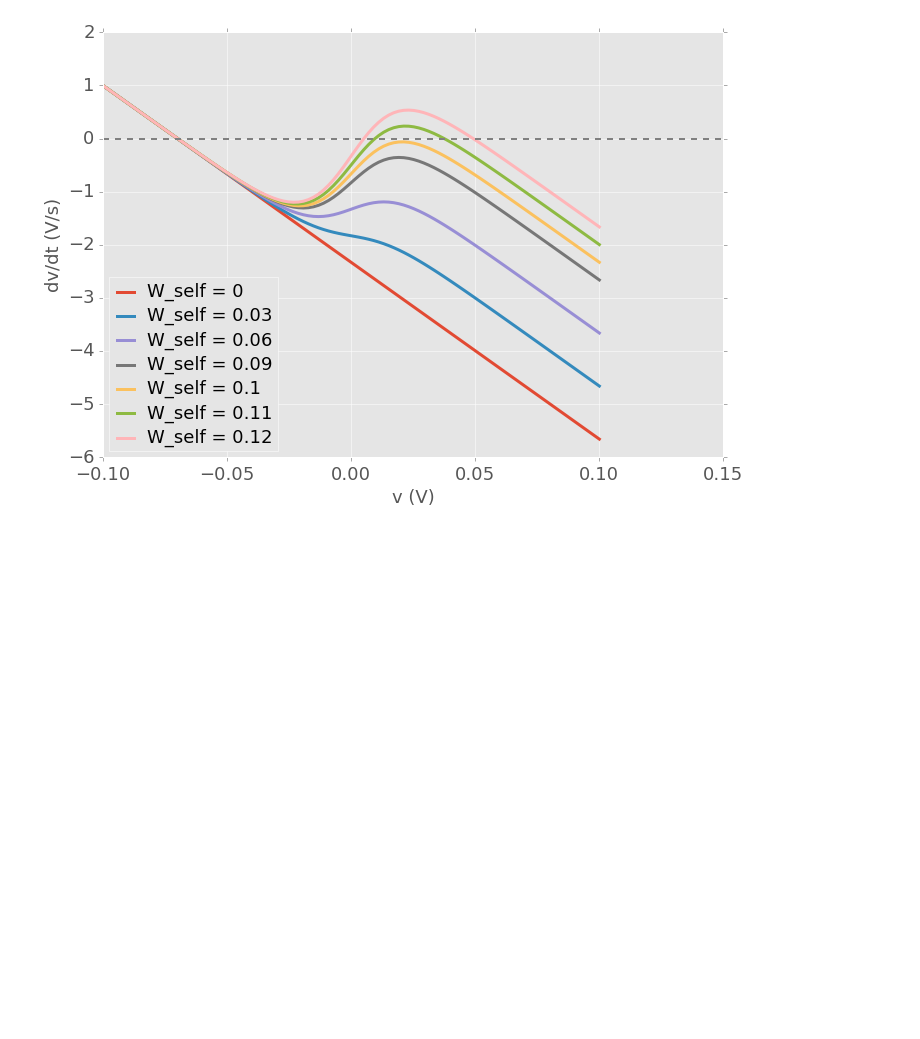
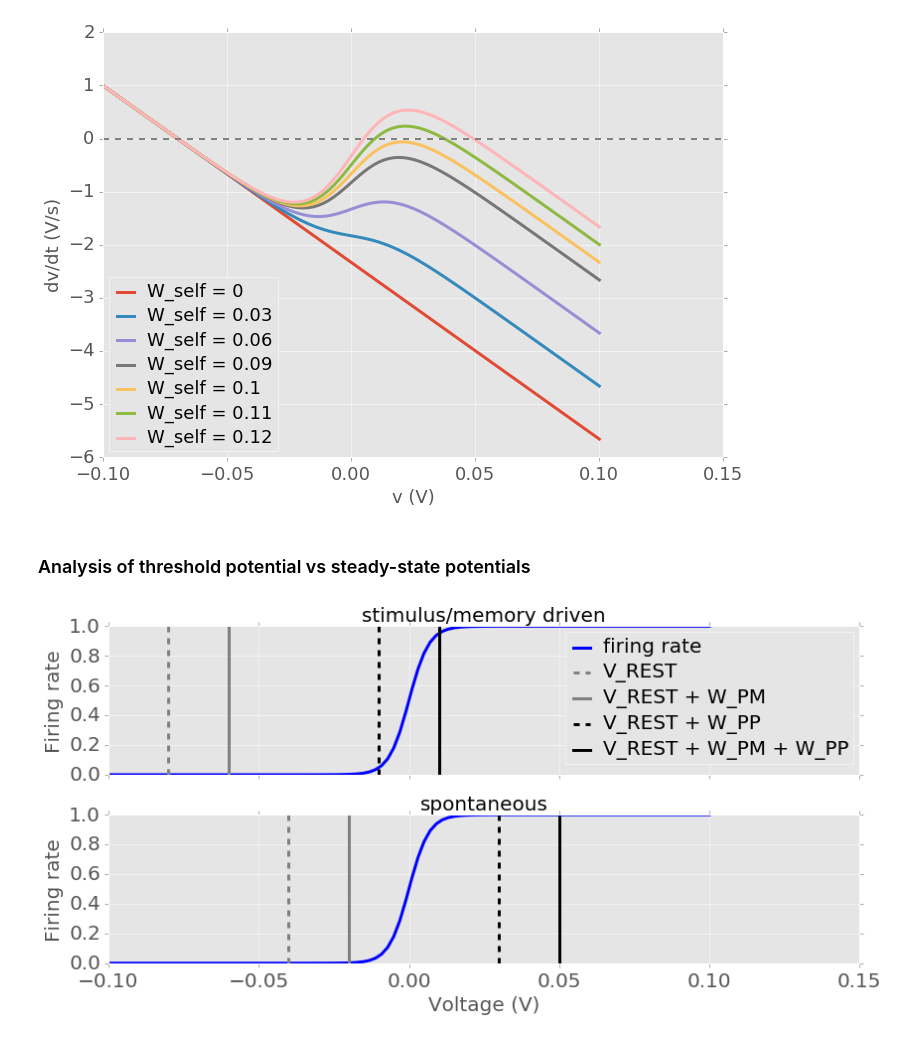
Before and after one commit to rkp8000/nothing_but_reruns, a Jupyter notebook: _5_dynamic_implementation.ipynb, the cells around one changed output. Cells and saved outputs as stored; diff of their text form; code cells hidden in the pictures; blank space fills up the shorter version.

```diff
--- a/_5_dynamic_implementation.ipynb
+++ b/_5_dynamic_implementation.ipynb
@@ -111,3 +112,18 @@ fig_s_2(
 )
 # %% [output]
 [figure]
+# %% [markdown]
+### Analysis of threshold potential vs steady-state potentials
+# %%
+fig_s_3(
+    VS=np.linspace(-.1, .1, 100),
+    V_REST=-0.08,
+    V_TH=0.0,
+    GAIN=300,
+    W_PM=0.02,
+    W_PP=0.07,
+    W_TOGGLE=0.04,
+    FIG_SIZE=(12, 6),
+    FONT_SIZE=20)
+# %% [output]
+[figure, added]
```
Also changed, not shown: parts of 3 cells of this notebook, 8 other files.
